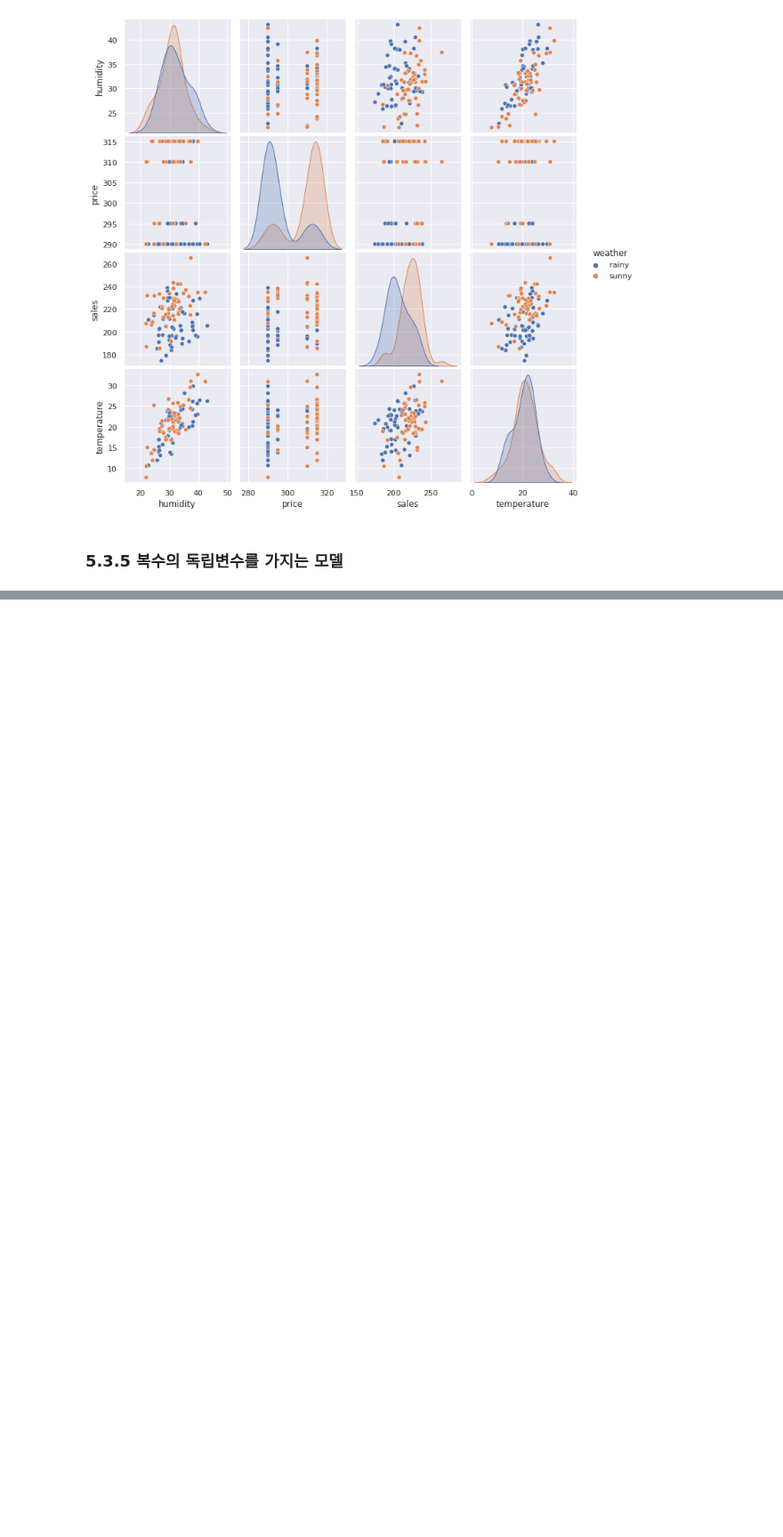
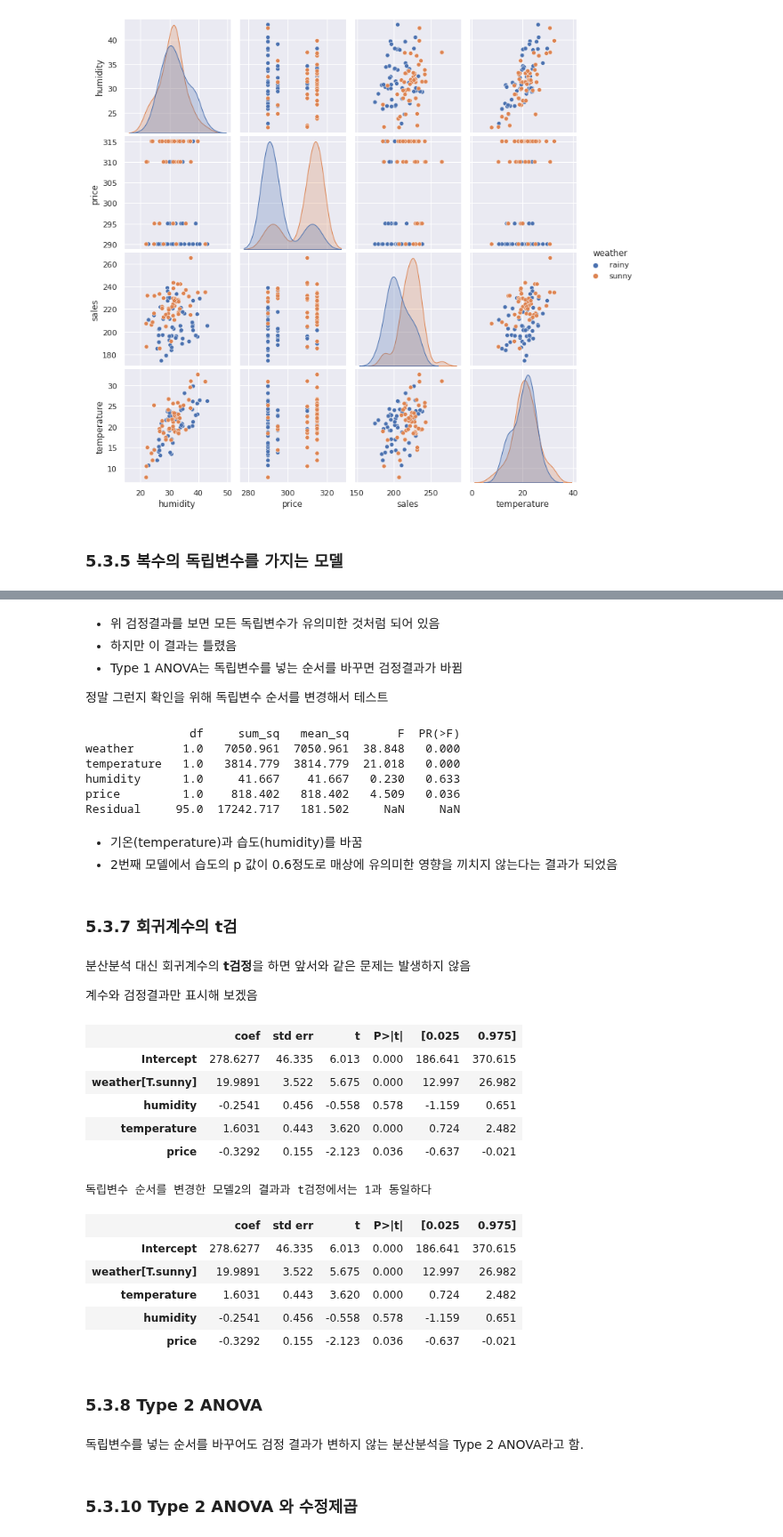
Before and after one commit to johyunkang/adp_certificate, a Jupyter notebook: stats_textbook_05.ipynb, the cells around one changed output, grey strips where cells are left out. Shown at 89% size. Cells and saved outputs as stored; diff of their text form; code cells hidden in the pictures; blank space fills up the shorter version.

```diff
--- a/stats_textbook_05.ipynb
+++ b/stats_textbook_05.ipynb
@@ -773,0 +778,7 @@ sns.pairplot(data=sales, hue='weather')
+# %%
+# 복수의 독립변수를 가진 모델을 추정
+lm_sales = smf.ols('sales ~ weather + humidity + temperature + price',
+                   data=sales).fit()
+
+# 추정된 결과
+lm_sales.params
@@ -773,0 +811,56 @@ sns.pairplot(data=sales, hue='weather')
+# %% [markdown]
+- 위 검정결과를 보면 모든 독립변수가 유의미한 것처럼 되어 있음
+- 하지만 이 결과는 틀렸음
+- Type 1 ANOVA는 독립변수를 넣는 순서를 바꾸면 검정결과가 바뀜
+
+정말 그런지 확인을 위해 독립변수 순서를 변경해서 테스트
+# %%
+# 독립변수 순서를 바꿈
+lm_sales_2 = smf.ols('sales ~ weather + temperature + humidity + price',
+                     data=sales).fit()
+
+# 검정결과
+print(sm.stats.anova_lm(lm_sales_2, typ=1).round(3))
+# %% [output]
+               df     sum_sq   mean_sq       F  PR(>F)
+weather       1.0   7050.961  7050.961  38.848   0.000
+temperature   1.0   3814.779  3814.779  21.018   0.000
+humidity      1.0     41.667    41.667   0.230   0.633
+price         1.0    818.402   818.402   4.509   0.036
+Residual     95.0  17242.717   181.502     NaN     NaN
+# %% [markdown]
+- 기온(temperature)과 습도(humidity)를 바꿈
+- 2번째 모델에서 습도의 p 값이 0.6정도로 매상에 유의미한 영향을 끼치지 않는다는 결과가 되었음
+# %% [markdown]
+### 5.3.7 회귀계수의 t검
+# %% [markdown]
+분산분석 대신 회귀계수의 **t검정**을 하면 앞서와 같은 문제는 발생하지 않음
+
+계수와 검정결과만 표시해 보겠음
+# %%
+ # 모델1 의 결과
+display(lm_sales.summary().tables[1])
+
+print('\n\n\n독립변수 순서를 변경한 모델2의 결과과 t검정에서는 1과 동일하다')
+# 독립변수 순서를 변경한 모델2의 결과
+display(lm_sales_2.summary().tables[1])
+# %% [output]
+|  | coef | std err | t | P>|t| | [0.025 | 0.975] |
+| Intercept | 278.6277 | 46.335 | 6.013 | 0.000 | 186.641 | 370.615 |
+| weather[T.sunny] | 19.9891 | 3.522 | 5.675 | 0.000 | 12.997 | 26.982 |
+| humidity | -0.2541 | 0.456 | -0.558 | 0.578 | -1.159 | 0.651 |
+| temperature | 1.6031 | 0.443 | 3.620 | 0.000 | 0.724 | 2.482 |
+| price | -0.3292 | 0.155 | -2.123 | 0.036 | -0.637 | -0.021 |
+독립변수 순서를 변경한 모델2의 결과과 t검정에서는 1과 동일하다
+|  | coef | std err | t | P>|t| | [0.025 | 0.975] |
+| Intercept | 278.6277 | 46.335 | 6.013 | 0.000 | 186.641 | 370.615 |
+| weather[T.sunny] | 19.9891 | 3.522 | 5.675 | 0.000 | 12.997 | 26.982 |
+| temperature | 1.6031 | 0.443 | 3.620 | 0.000 | 0.724 | 2.482 |
+| humidity | -0.2541 | 0.456 | -0.558 | 0.578 | -1.159 | 0.651 |
+| price | -0.3292 | 0.155 | -2.123 | 0.036 | -0.637 | -0.021 |
+# %% [markdown]
+### 5.3.8 Type 2 ANOVA
+# %% [markdown]
+독립변수를 넣는 순서를 바꾸어도 검정 결과가 변하지 않는 분산분석을 Type 2 ANOVA라고 함.
+# %% [markdown]
+### 5.3.10 Type 2 ANOVA 와 수정제곱
```
Also changed, not shown: parts of 22 cells of this notebook.
